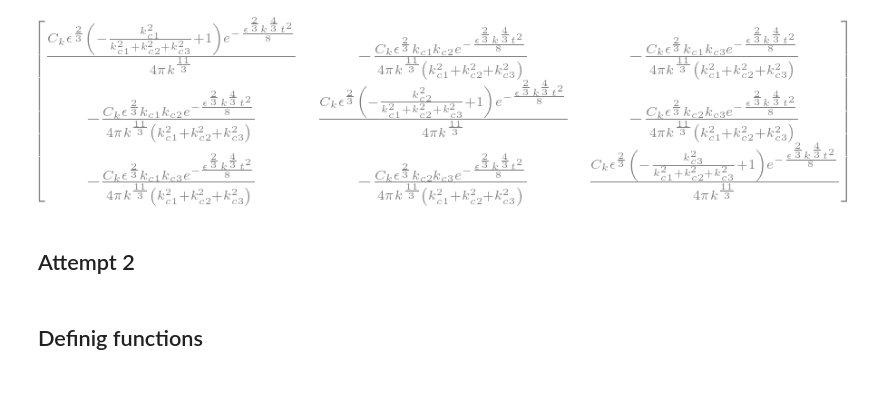
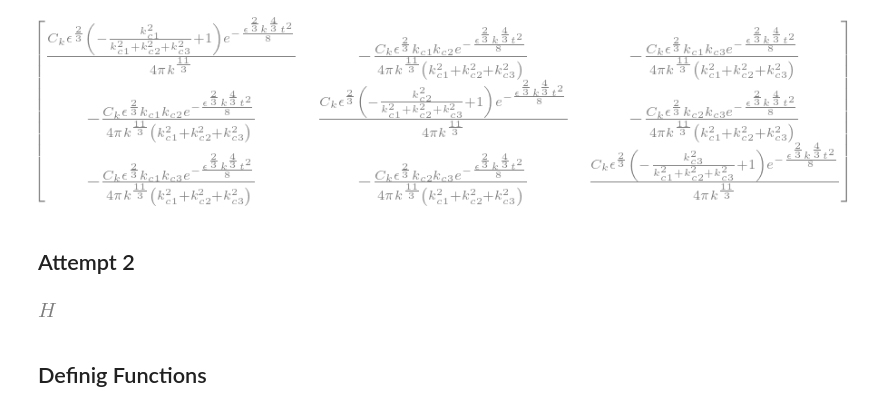
Before and after one commit to shturman99/Polarization-of-Gravitational-Waves, a Jupyter notebook: src/Integralcalcualtaion.ipynb, the cells around one changed output. Saved outputs shown, nothing was run; the diff lists cells and outputs as text; code cells hidden in the pictures; blank space fills up the shorter version.

```diff
--- a/src/Integralcalcualtaion.ipynb
+++ b/src/Integralcalcualtaion.ipynb
@@ -91,6 +91,10 @@ Fij
 [figure]
 # %% [markdown]
 ## Attempt 2
+# %%
+Htrace
+# %% [output]
+[figure, added]
 # %%
 ## Setting up symbols
 
@@ -124,4 +156,4 @@ t, omega  = sp.symbols('t omega', real=True)
 # %% [markdown]
-## Definig functions
+## Definig Functions
 # %%
 ## setting up functions
```
Also changed, not shown: parts of 6 cells of this notebook.
